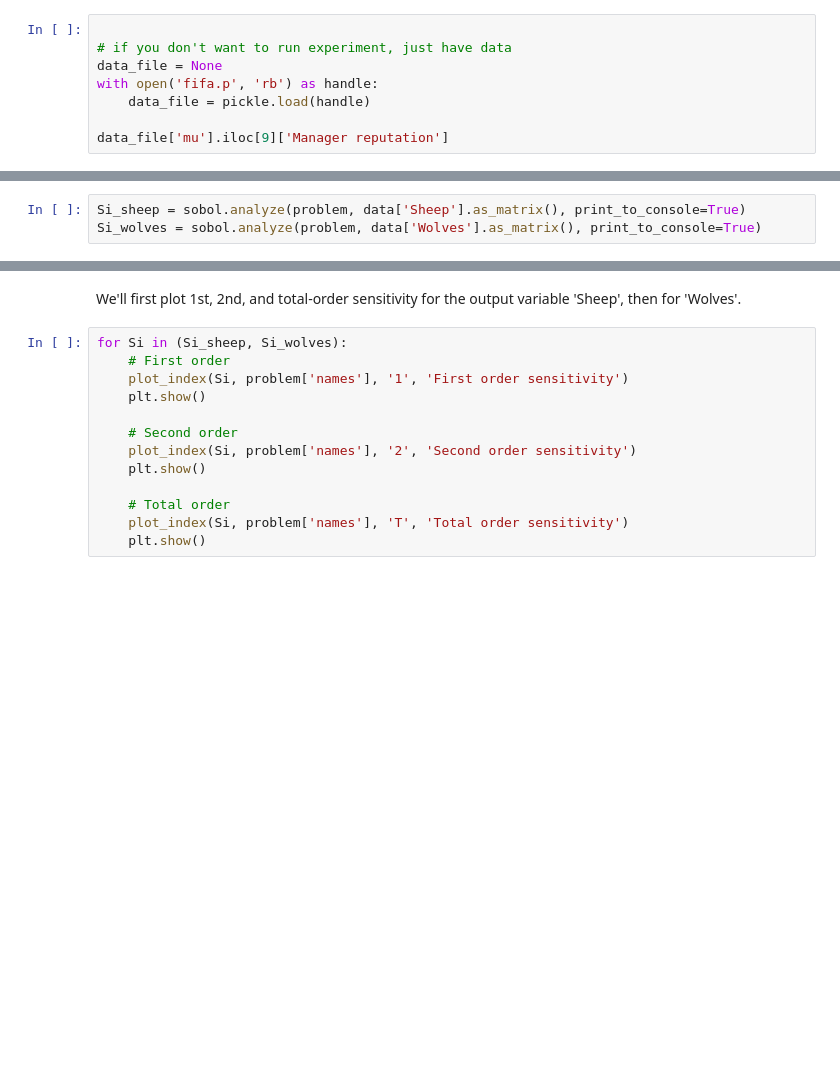
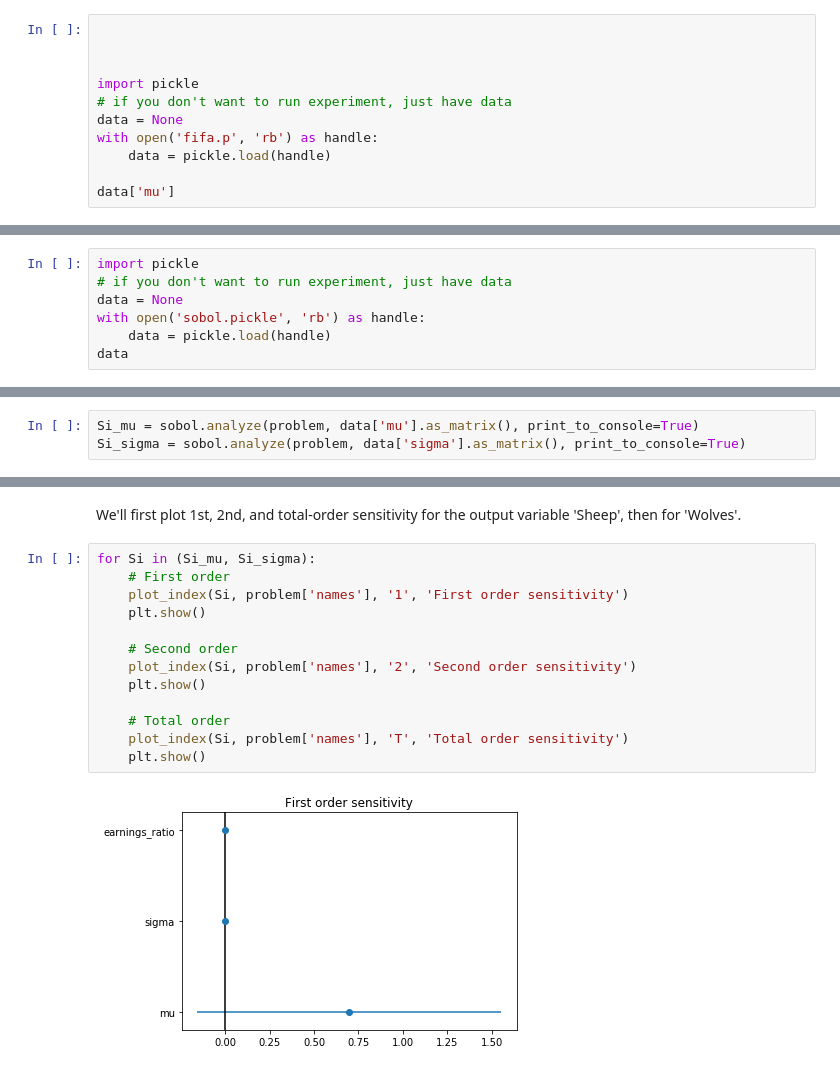
Before and after one commit to Tensaiz/ABM_FIFA, a Jupyter notebook: Model/SA.ipynb, the cells around one changed output, grey strips where cells are left out. Drawn from its saved outputs; the diff is of its cells as text; blank space fills up the shorter version.

```diff
--- a/Model/SA.ipynb
+++ b/Model/SA.ipynb
@@ -82,10 +82,13 @@ import pickle
 pickle.dump( data, open( "fifa.p", "wb" ) )
 # %%
 
+
+
+import pickle
 # if you don't want to run experiment, just have data
-data_file = None
+data = None
 with open('fifa.p', 'rb') as handle:
-    data_file = pickle.load(handle)
+    data = pickle.load(handle)
 
-data_file['mu'].iloc[9]['Manager reputation']
+data['mu']
 # %% [output]
@@ -254,0 +271,7 @@ print(data)
+# %%
+import pickle
+# if you don't want to run experiment, just have data
+data = None
+with open('sobol.pickle', 'rb') as handle:
+    data = pickle.load(handle)
+data
@@ -261,5 +303,5 @@ We only consider 2 outputs in this example; the amount of sheep and wolves at th
 
 Now we can use the `analyze()` method provided by SALib that performs Sobol analysis.
 # %%
-Si_sheep = sobol.analyze(problem, data['Sheep'].as_matrix(), print_to_console=True)
-Si_wolves = sobol.analyze(problem, data['Wolves'].as_matrix(), print_to_console=True)
+Si_mu = sobol.analyze(problem, data['mu'].as_matrix(), print_to_console=True)
+Si_sigma = sobol.analyze(problem, data['sigma'].as_matrix(), print_to_console=True)
@@ -301,15 +362,17 @@ def plot_index(s, params, i, title=''):
 # %% [markdown]
 We'll first plot 1st, 2nd, and total-order sensitivity for the output variable 'Sheep', then for 'Wolves'.
 # %%
-for Si in (Si_sheep, Si_wolves):
+for Si in (Si_mu, Si_sigma):
     # First order
     plot_index(Si, problem['names'], '1', 'First order sensitivity')
     plt.show()
 
     # Second order
     plot_index(Si, problem['names'], '2', 'Second order sensitivity')
     plt.show()
 
     # Total order
     plot_index(Si, problem['names'], 'T', 'Total order sensitivity')
     plt.show()
+# %% [output]
+[figure, added]
```
Also changed, not shown: parts of 7 cells of this notebook, 2 other files.
